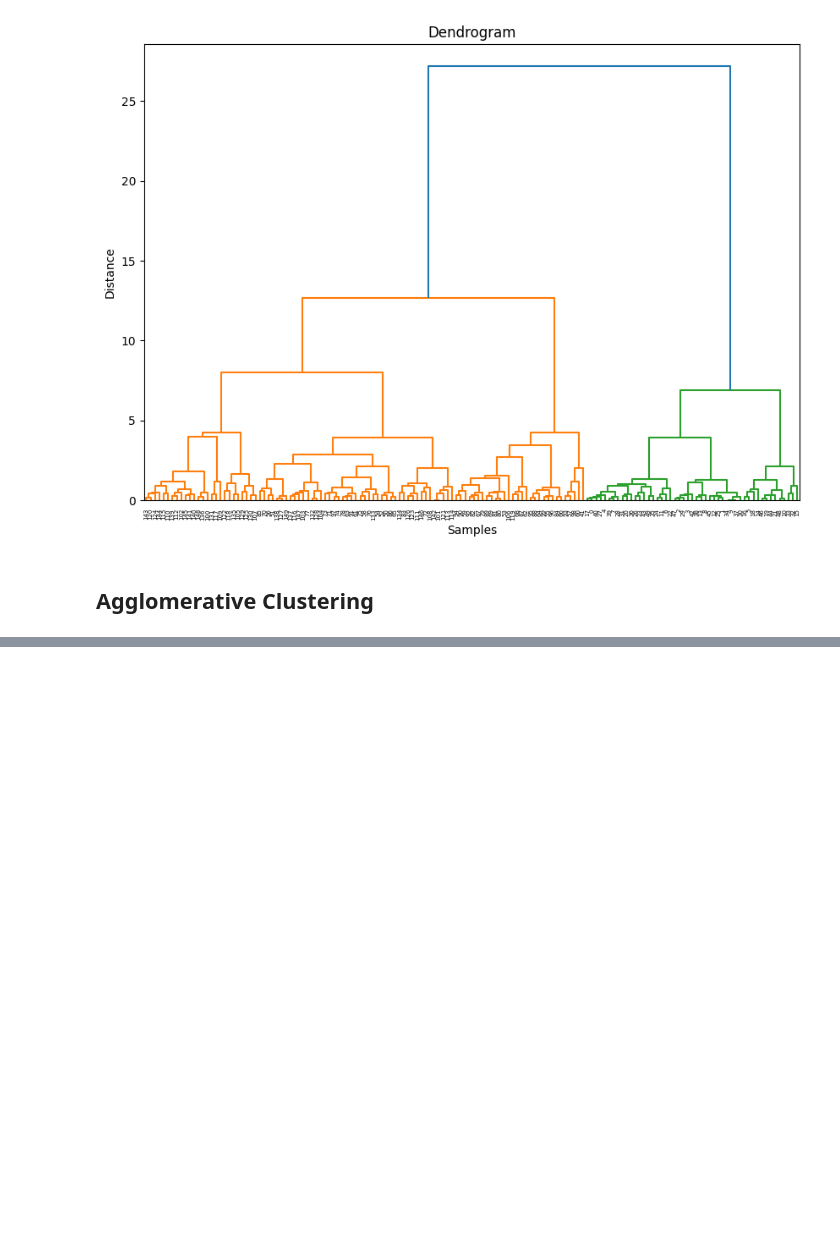
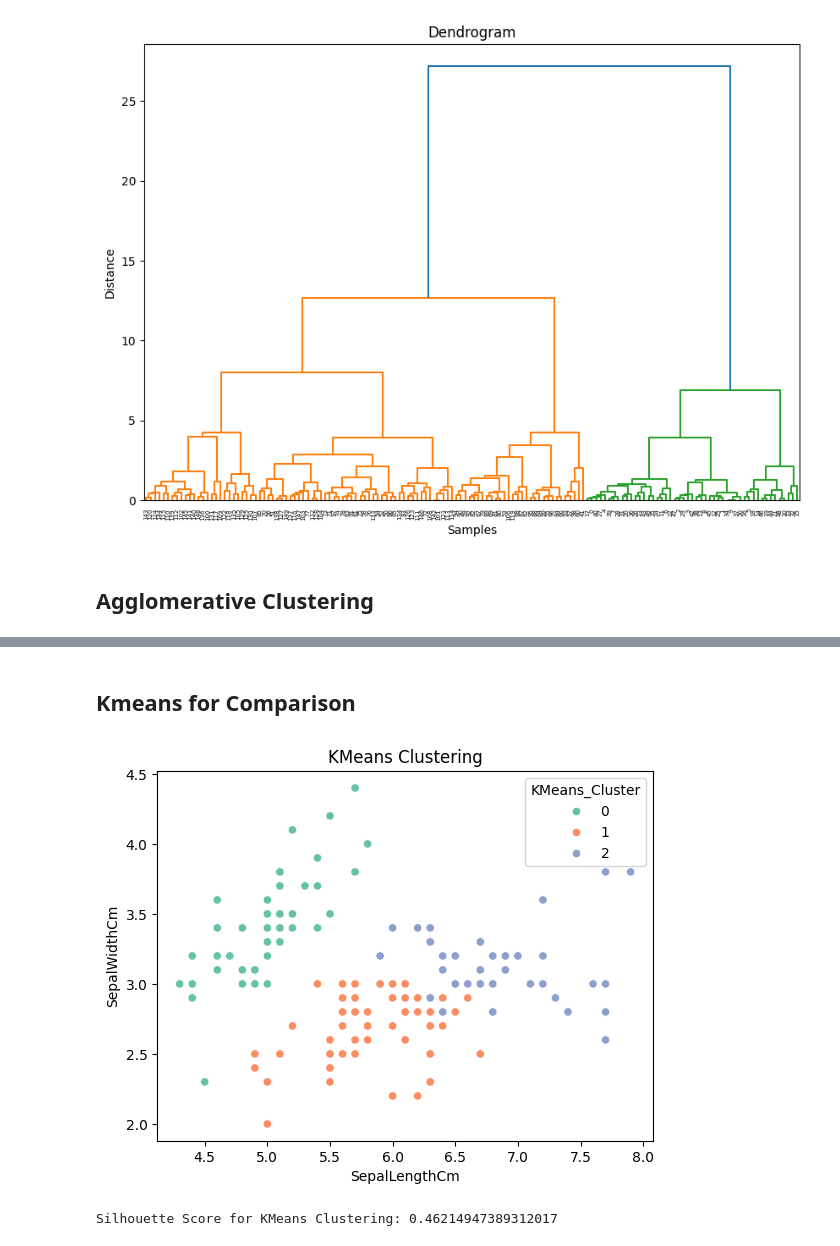
Before and after one commit to TETRAWasTaken/Machine-Learning, a Jupyter notebook: Unsupervised-Learning/AdvanceClustering/Hierarchical.ipynb, the cells around one changed output, grey strips where cells are left out. Saved outputs shown, nothing was run; the diff lists cells and outputs as text; code cells hidden in the pictures; blank space fills up the shorter version.

```diff
--- a/Unsupervised-Learning/AdvanceClustering/Hierarchical.ipynb
+++ b/Unsupervised-Learning/AdvanceClustering/Hierarchical.ipynb
@@ -52,0 +68,17 @@ plt.show()
+# %% [markdown]
+## Kmeans for Comparison
+# %%
+kmean = KMeans(n_clusters=3, random_state=234)
+y_kmean = kmean.fit_predict(X)
+
+data["KMeans_Cluster"] = y_kmean
+sns.scatterplot(x=data["SepalLengthCm"], y=data["SepalWidthCm"], hue=data["KMeans_Cluster"], palette="Set2")
+plt.title("KMeans Clustering")
+plt.show()
+# %% [output]
+[figure, added]
+# %%
+kmean_score = silhouette_score(X, y_kmean)
+print(f"Silhouette Score for KMeans Clustering: {kmean_score}")
+# %% [output]
+Silhouette Score for KMeans Clustering: 0.46214947389312017
```
Also changed, not shown: parts of 2 cells of this notebook.
